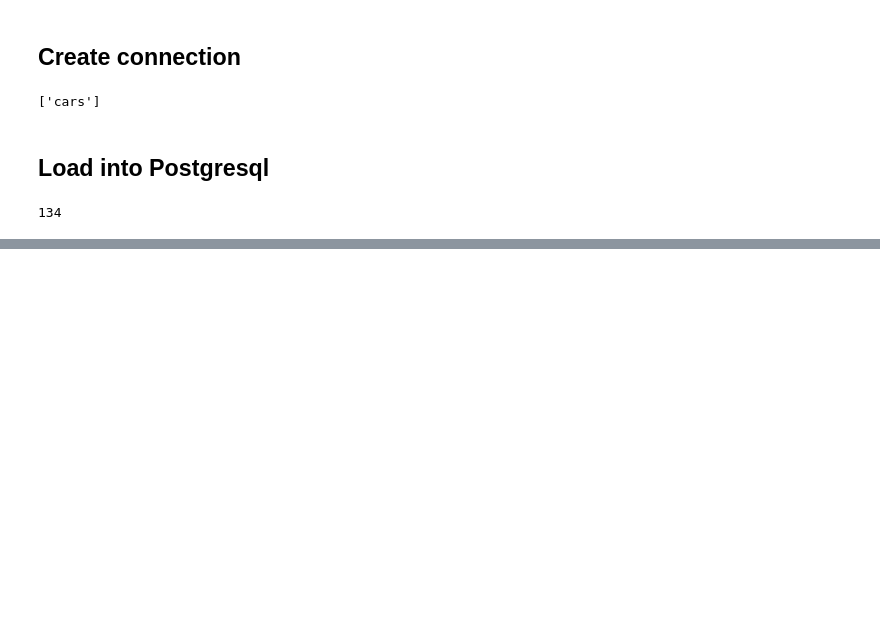
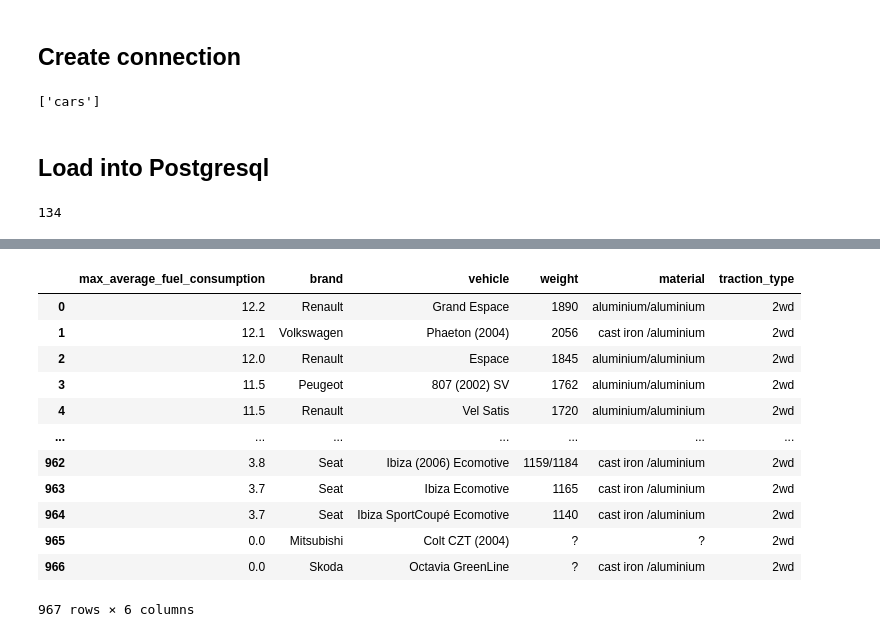
Before and after one commit to mflynn23/project2-etl-group1, a Jupyter notebook: cars_data.ipynb, the cells around one changed output, grey strips where cells are left out. Cells and saved outputs as stored; diff of their text form; code cells hidden in the pictures; blank space fills up the shorter version.

```diff
--- a/cars_data.ipynb
+++ b/cars_data.ipynb
@@ -97,0 +138,31 @@ cleaned_cars_df.to_sql(name='car', con=engine, if_exists='append', index=False)
+# %%
+query   =  "select max(average_fuel_consumption) as max_average_fuel_consumption \
+                  , brand \
+                  , vehicle \
+                  , weight \
+                  , material \
+                  , traction_type \
+              from cars \
+              where traction_type = '2wd' \
+              group by brand \
+                 , vehicle \
+                 , weight \
+                 , material \
+                 , traction_type \
+          order by max(average_fuel_consumption)  desc"
+
+pd.read_sql_query(query, con=engine)
+# %% [output]
+|  | max_average_fuel_consumption | brand | vehicle | weight | material | traction_type |
+| 0 | 12.2 | Renault | Grand Espace | 1890 | aluminium/aluminium | 2wd |
+| 1 | 12.1 | Volkswagen | Phaeton (2004) | 2056 | cast iron /aluminium | 2wd |
+| 2 | 12.0 | Renault | Espace | 1845 | aluminium/aluminium | 2wd |
+| 3 | 11.5 | Peugeot | 807 (2002) SV | 1762 | aluminium/aluminium | 2wd |
+| 4 | 11.5 | Renault | Vel Satis | 1720 | aluminium/aluminium | 2wd |
+| ... | ... | ... | ... | ... | ... | ... |
+| 962 | 3.8 | Seat | Ibiza (2006) Ecomotive | 1159/1184 | cast iron /aluminium | 2wd |
+| 963 | 3.7 | Seat | Ibiza Ecomotive | 1165 | cast iron /aluminium | 2wd |
+| 964 | 3.7 | Seat | Ibiza SportCoupé Ecomotive | 1140 | cast iron /aluminium | 2wd |
+| 965 | 0.0 | Mitsubishi | Colt CZT (2004) | ? | ? | 2wd |
+| 966 | 0.0 | Skoda | Octavia GreenLine | ? | cast iron /aluminium | 2wd |
+967 rows × 6 columns
```
Also changed, not shown: parts of 5 cells of this notebook.
